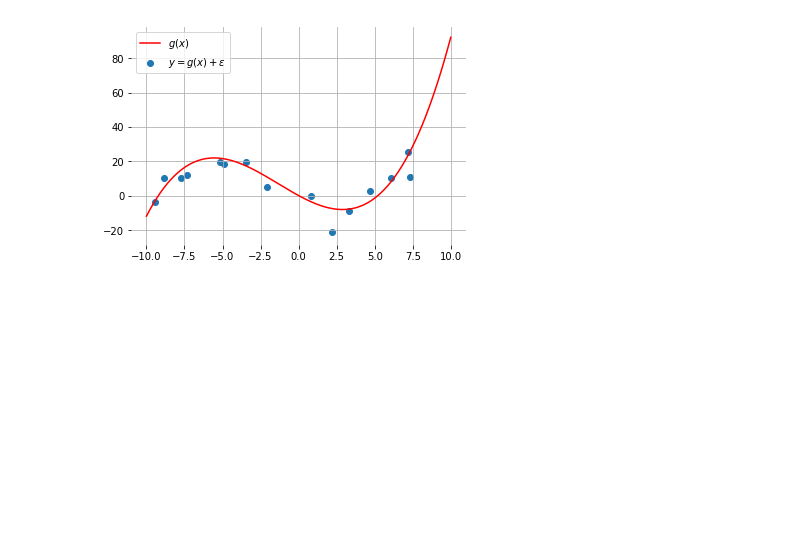
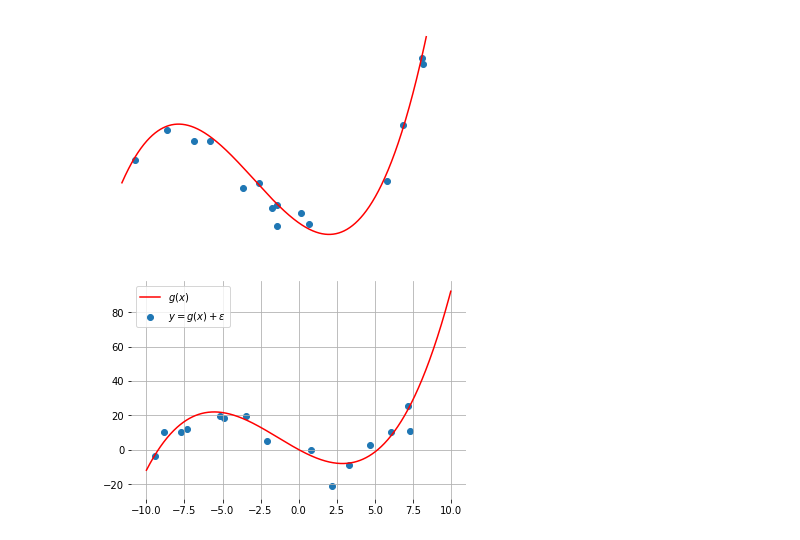
Before and after one commit to glouppe/info8010-deep-learning, a Jupyter notebook: figures/lec1/lecture1.ipynb, the cells around one changed output. Saved outputs shown, nothing was run; the diff lists cells and outputs as text; code cells hidden in the pictures; blank space fills up the shorter version.

```diff
--- a/figures/lec1/lecture1.ipynb
+++ b/figures/lec1/lecture1.ipynb
@@ -12,3 +26,26 @@ np.random.seed(43)
+# %%
+# regression
+def true_f(x):
+    return 0.1 * (x-2) ** 3 + x ** 2 - 8.0 * x - 1.0
+
+def generate(n_samples):
+    X = np.random.rand(n_samples) * 20.0 - 10.0
+    y = true_f(X) + 5 * np.random.randn(n_samples)
+
+    return X.reshape(n_samples, 1), y
+
+X_train, y_train = generate(15)
+
+xs = np.linspace(-10, 10, num=1000)
+plt.plot(xs, true_f(xs), c="r", label="$g(x)$")
+plt.scatter(X_train, y_train, label="$y = g(x) + \epsilon$")
+plt.xticks([])
+plt.yticks([])
+plt.grid()
+remove_frame()
+plt.savefig("regression.png")
+# %% [output]
+[figure, added]
 # %%
 def true_f(x):
     return 0.1 * (x-2) ** 3 + x ** 2 - 6.0 * x + 1.0
```
Also changed, not shown: parts of 1 cell of this notebook, 4 other files.
